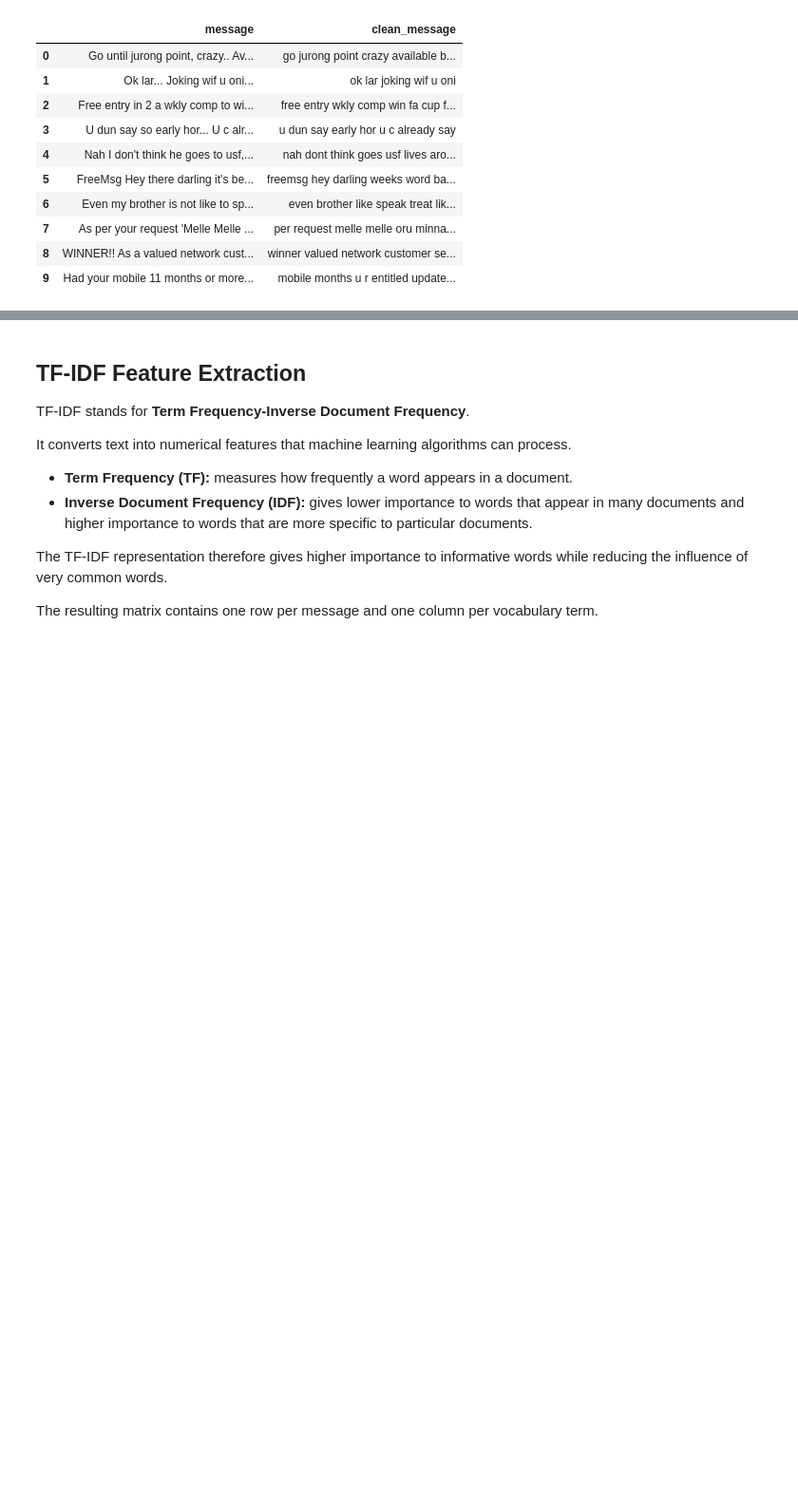
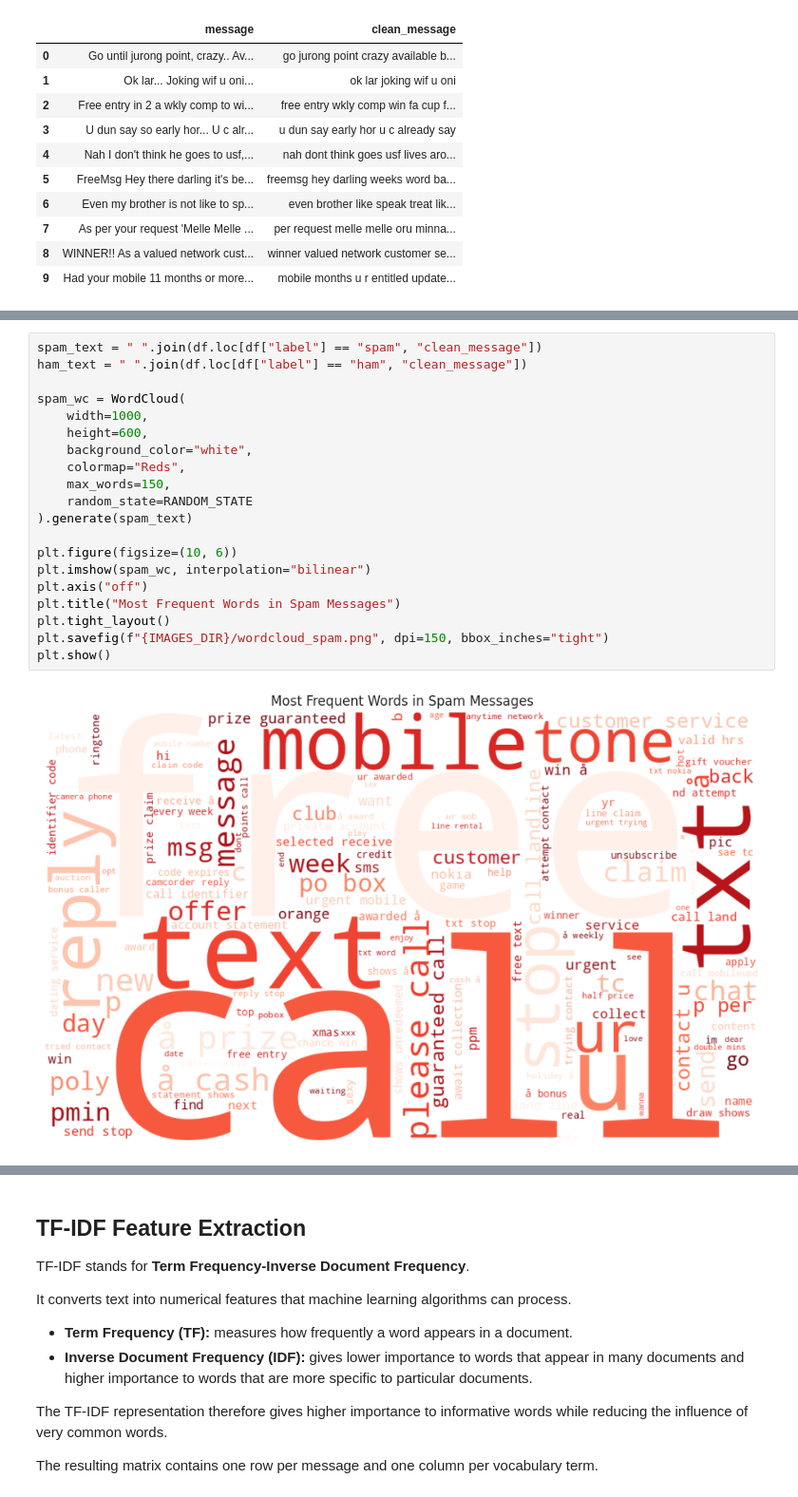
Before and after one commit to CHAYMAEHANINI/OIBSIP, a Jupyter notebook: Task_04_Email_Spam_Detection/notebooks/Chaymae_Hanini_Task4.ipynb, the cells around one changed output, grey strips where cells are left out. Shown at 95% size. Drawn from its saved outputs; the diff is of its cells as text; blank space fills up the shorter version.

```diff
--- a/Task_04_Email_Spam_Detection/notebooks/Chaymae_Hanini_Task4.ipynb
+++ b/Task_04_Email_Spam_Detection/notebooks/Chaymae_Hanini_Task4.ipynb
@@ -231,0 +256,22 @@ df[["message", "clean_message"]].head(10)
+# %%
+spam_text = " ".join(df.loc[df["label"] == "spam", "clean_message"])
+ham_text = " ".join(df.loc[df["label"] == "ham", "clean_message"])
+
+spam_wc = WordCloud(
+    width=1000,
+    height=600,
+    background_color="white",
+    colormap="Reds",
+    max_words=150,
+    random_state=RANDOM_STATE
+).generate(spam_text)
+
+plt.figure(figsize=(10, 6))
+plt.imshow(spam_wc, interpolation="bilinear")
+plt.axis("off")
+plt.title("Most Frequent Words in Spam Messages")
+plt.tight_layout()
+plt.savefig(f"{IMAGES_DIR}/wordcloud_spam.png", dpi=150, bbox_inches="tight")
+plt.show()
+# %% [output]
+[figure, added]
```
Also changed, not shown: parts of 23 cells of this notebook, 10 other files.
